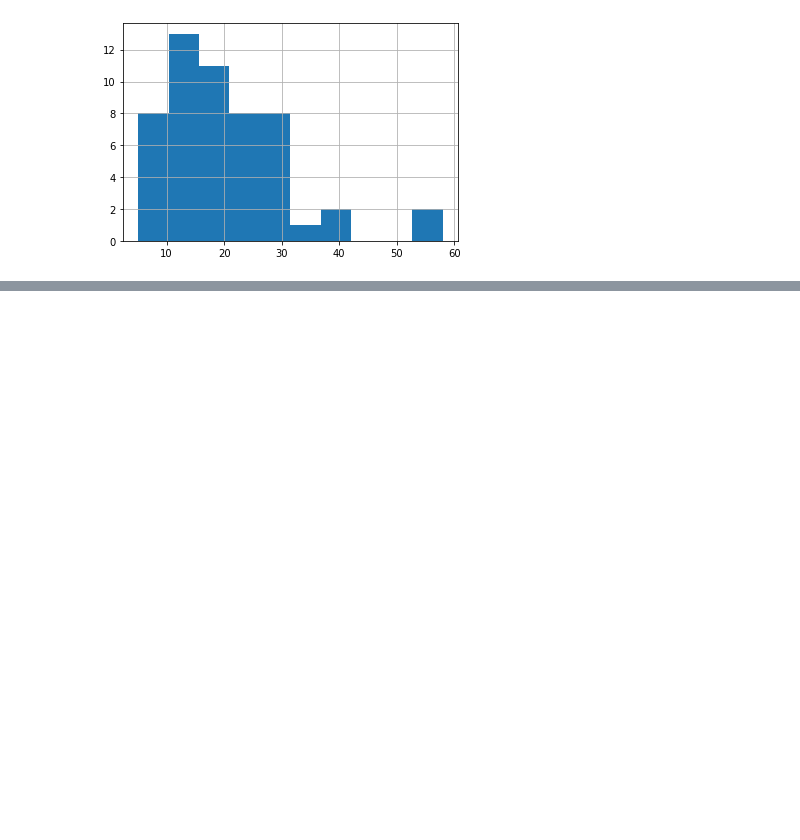
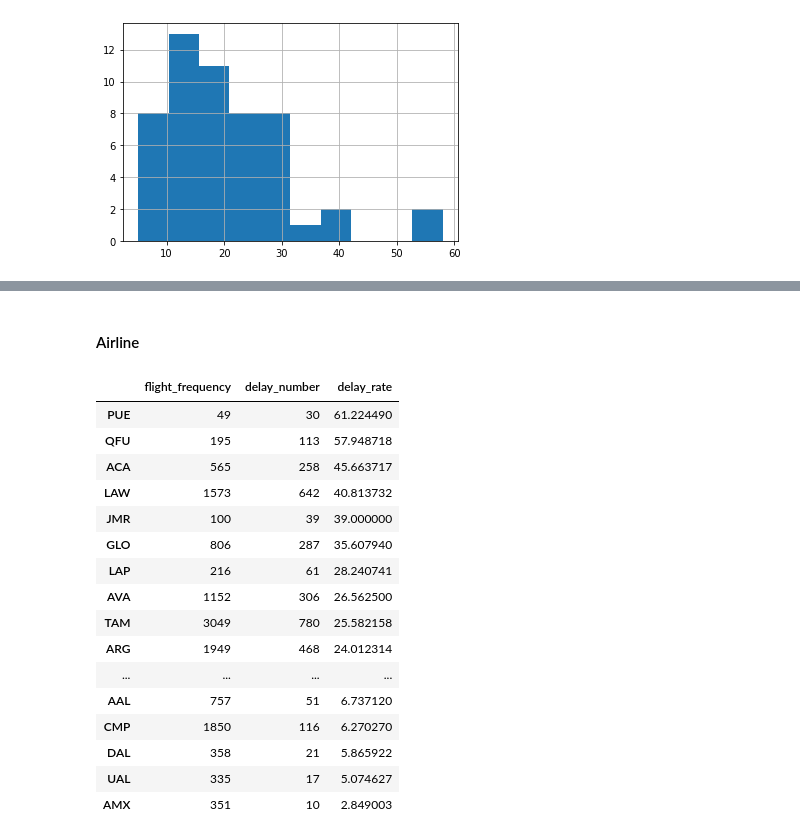
Before and after one commit to araujo-hilquias/ds_challenge, a Jupyter notebook: solution.ipynb, the cells around one changed output, grey strips where cells are left out. Cells and saved outputs as stored; diff of their text form; code cells hidden in the pictures; blank space fills up the shorter version.

```diff
--- a/solution.ipynb
+++ b/solution.ipynb
@@ -329,0 +352,28 @@ We see that there are cities with almost 60% of flight delay rate. It may be an
+# %% [markdown]
+#### Airline
+# %%
+aux_df = pd.DataFrame(index=df['airline_code_i'].unique(), columns=['flight_frequency', 'delay_number', 'delay_rate'])
+aux_df['flight_frequency'] = df[['airline_code_i', 'atraso_15']].groupby('airline_code_i').count()
+aux_df['delay_number'] = df[['airline_code_i', 'atraso_15']].groupby('airline_code_i').sum()
+aux_df['delay_rate'] =  100 * (aux_df['delay_number'] / aux_df['flight_frequency'])
+aux_df = aux_df.sort_values(by='delay_rate', ascending=False)
+aux_df = aux_df.loc[aux_df['flight_frequency'] > 30, :]
+aux_df
+# %% [output]
+|  | flight_frequency | delay_number | delay_rate |
+| PUE | 49 | 30 | 61.224490 |
+| QFU | 195 | 113 | 57.948718 |
+| ACA | 565 | 258 | 45.663717 |
+| LAW | 1573 | 642 | 40.813732 |
+| JMR | 100 | 39 | 39.000000 |
+| GLO | 806 | 287 | 35.607940 |
+| LAP | 216 | 61 | 28.240741 |
+| AVA | 1152 | 306 | 26.562500 |
+| TAM | 3049 | 780 | 25.582158 |
+| ARG | 1949 | 468 | 24.012314 |
+| ... | ... | ... | ... |
+| AAL | 757 | 51 | 6.737120 |
+| CMP | 1850 | 116 | 6.270270 |
+| DAL | 358 | 21 | 5.865922 |
+| UAL | 335 | 17 | 5.074627 |
+| AMX | 351 | 10 | 2.849003 |
```
Also changed, not shown: parts of 45 cells of this notebook, 1 other file.
